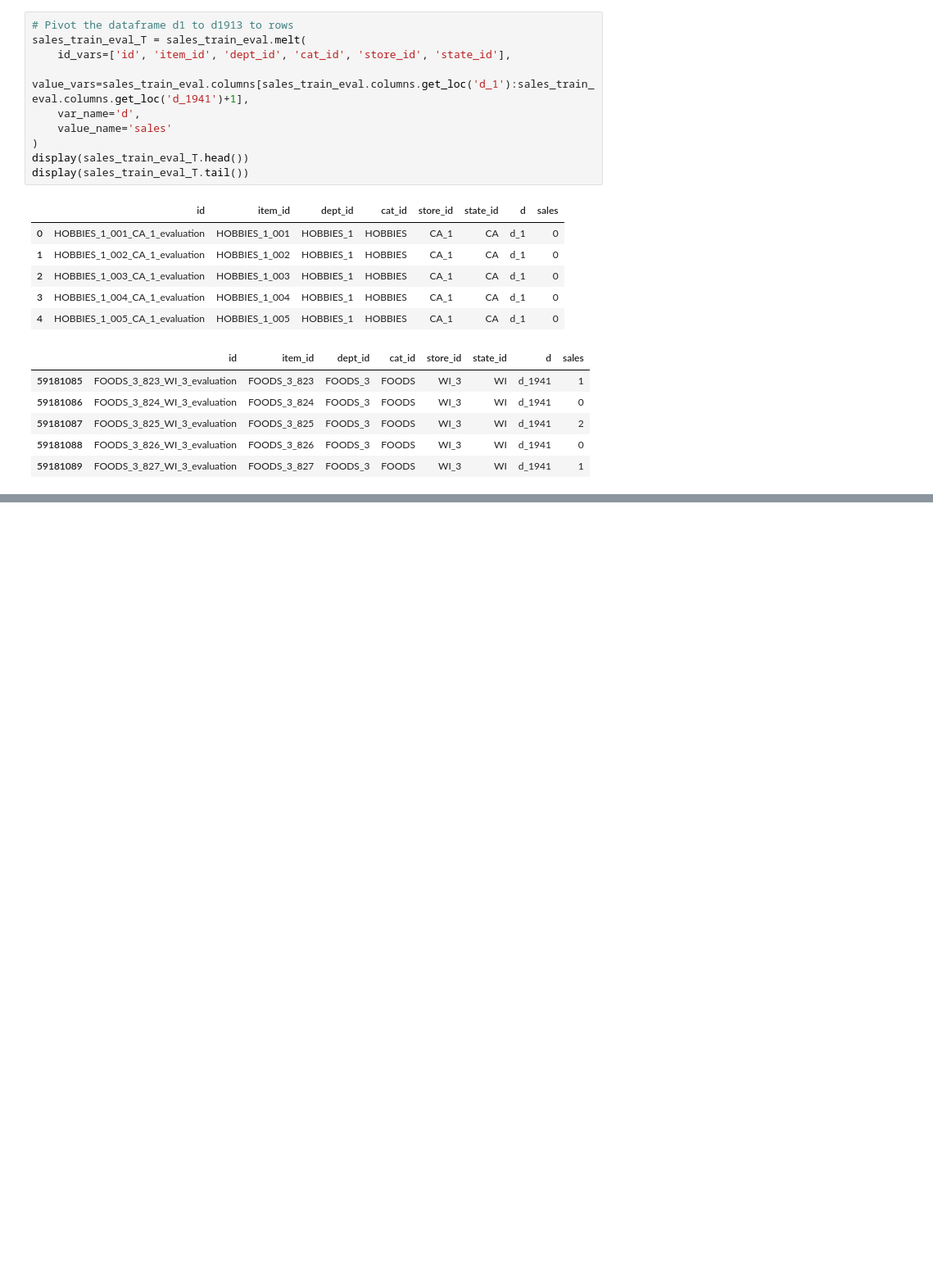
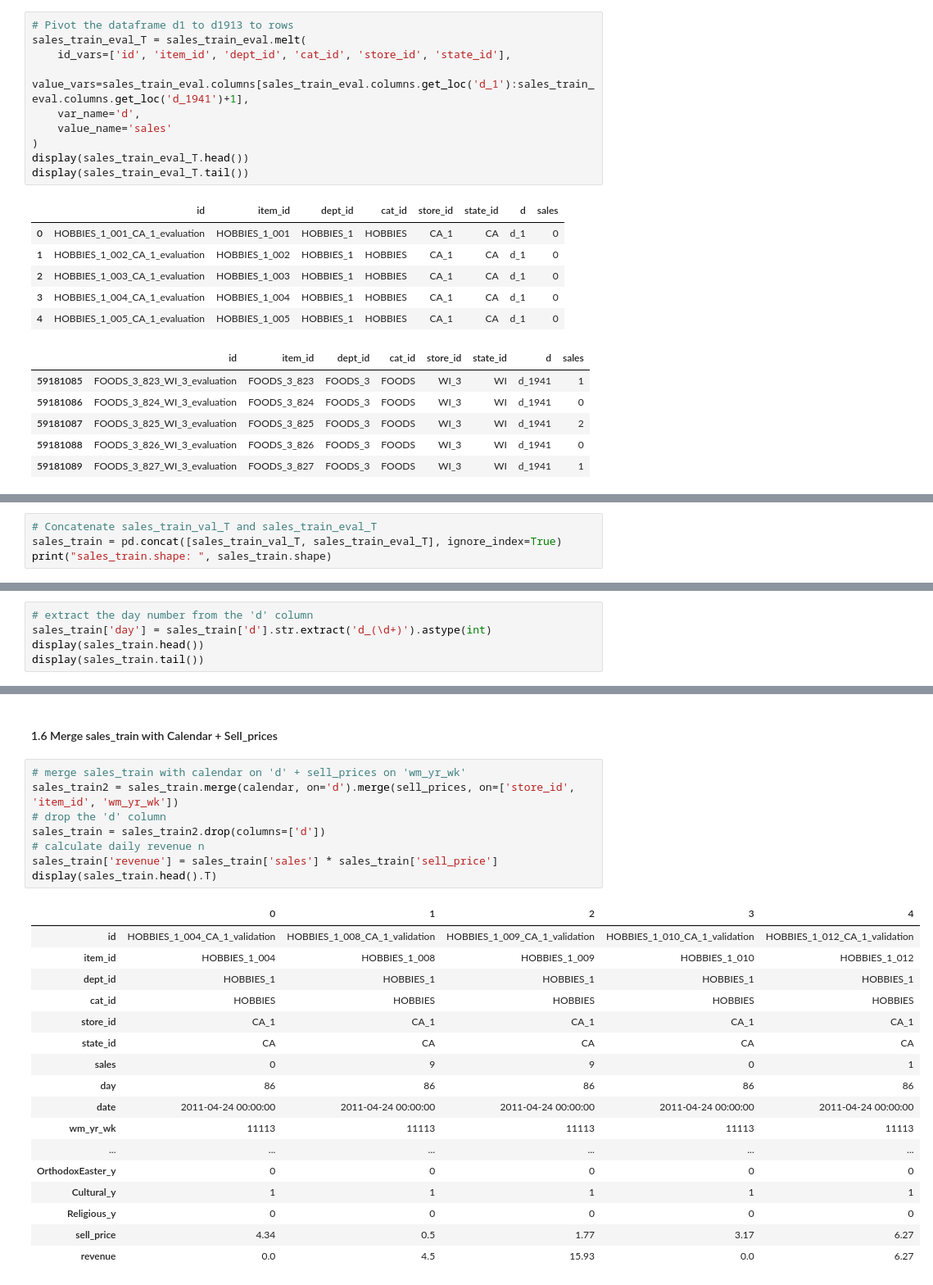
Before and after one commit to ionahu08/M5Forecasting_Accuracy, a Jupyter notebook: code/project_M5.ipynb, the cells around one changed output, grey strips where cells are left out. Shown at 82% size. Saved outputs shown, nothing was run; the diff lists cells and outputs as text; blank space fills up the shorter version.

```diff
--- a/code/project_M5.ipynb
+++ b/code/project_M5.ipynb
@@ -312,0 +321,4 @@ display(sales_train_eval_T.tail())
+# %%
+# Concatenate sales_train_val_T and sales_train_eval_T
+sales_train = pd.concat([sales_train_val_T, sales_train_eval_T], ignore_index=True)
+print("sales_train.shape: ", sales_train.shape)
@@ -312,0 +327,5 @@ display(sales_train_eval_T.tail())
+# %%
+# extract the day number from the 'd' column
+sales_train['day'] = sales_train['d'].str.extract('d_(\d+)').astype(int)
+display(sales_train.head())
+display(sales_train.tail())
@@ -312,0 +345,28 @@ display(sales_train_eval_T.tail())
+# %% [markdown]
+#### 1.6 Merge sales_train with Calendar + Sell_prices
+# %%
+# merge sales_train with calendar on 'd' + sell_prices on 'wm_yr_wk'
+sales_train2 = sales_train.merge(calendar, on='d').merge(sell_prices, on=['store_id', 'item_id', 'wm_yr_wk'])
+# drop the 'd' column
+sales_train = sales_train2.drop(columns=['d'])
+# calculate daily revenue n
+sales_train['revenue'] = sales_train['sales'] * sales_train['sell_price']
+display(sales_train.head().T)
+# %% [output]
+|  | 0 | 1 | 2 | 3 | 4 |
+| id | HOBBIES_1_004_CA_1_validation | HOBBIES_1_008_CA_1_validation | HOBBIES_1_009_CA_1_validation | HOBBIES_1_010_CA_1_validation | HOBBIES_1_012_CA_1_validation |
+| item_id | HOBBIES_1_004 | HOBBIES_1_008 | HOBBIES_1_009 | HOBBIES_1_010 | HOBBIES_1_012 |
+| dept_id | HOBBIES_1 | HOBBIES_1 | HOBBIES_1 | HOBBIES_1 | HOBBIES_1 |
+| cat_id | HOBBIES | HOBBIES | HOBBIES | HOBBIES | HOBBIES |
+| store_id | CA_1 | CA_1 | CA_1 | CA_1 | CA_1 |
+| state_id | CA | CA | CA | CA | CA |
+| sales | 0 | 9 | 9 | 0 | 1 |
+| day | 86 | 86 | 86 | 86 | 86 |
+| date | 2011-04-24 00:00:00 | 2011-04-24 00:00:00 | 2011-04-24 00:00:00 | 2011-04-24 00:00:00 | 2011-04-24 00:00:00 |
+| wm_yr_wk | 11113 | 11113 | 11113 | 11113 | 11113 |
+| ... | ... | ... | ... | ... | ... |
+| OrthodoxEaster_y | 0 | 0 | 0 | 0 | 0 |
+| Cultural_y | 1 | 1 | 1 | 1 | 1 |
+| Religious_y | 0 | 0 | 0 | 0 | 0 |
+| sell_price | 4.34 | 0.5 | 1.77 | 3.17 | 6.27 |
+| revenue | 0.0 | 4.5 | 15.93 | 0.0 | 6.27 |
```
Also changed, not shown: parts of 4 cells of this notebook.
